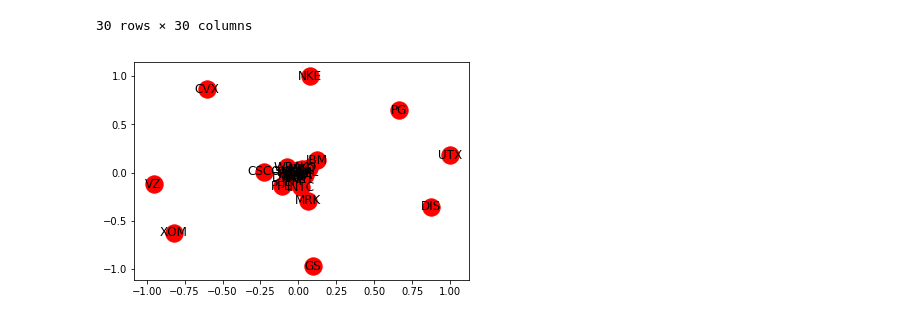
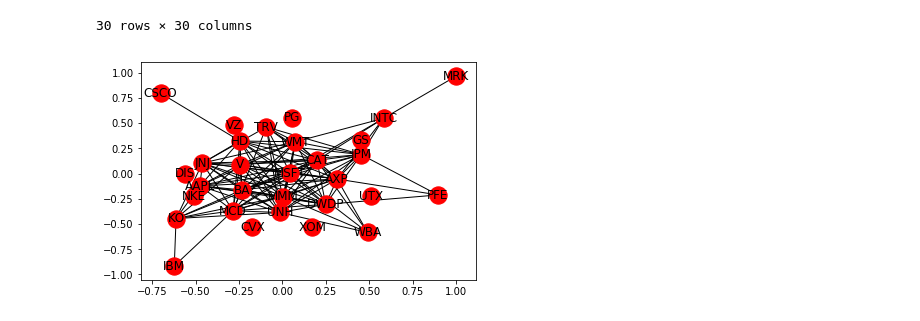
Before and after one commit to yanafedorchuk/PythonPractice, a Jupyter notebook: Parse_Yahoo_Finance.ipynb, the cells around one changed output. Drawn from its saved outputs; the diff is of its cells as text; code cells hidden in the pictures.

```diff
--- a/Parse_Yahoo_Finance.ipynb
+++ b/Parse_Yahoo_Finance.ipynb
@@ -147,9 +147,9 @@ df2
 # %%
 m=df2.values
 n=ticker_dji
 G=nx.from_numpy_matrix(m)
 nodes=dict(zip(G.nodes(),n))
 G1=nx.relabel_nodes(G, nodes)
-nx.draw_networkx(G1, pos=)
+nx.draw_networkx(G1, pos= nx.kamada_kawai_layout(G1))
 # %% [output]
-[figure, old version]
+[figure, new version]
```
Also changed, not shown: parts of 3 cells of this notebook.
